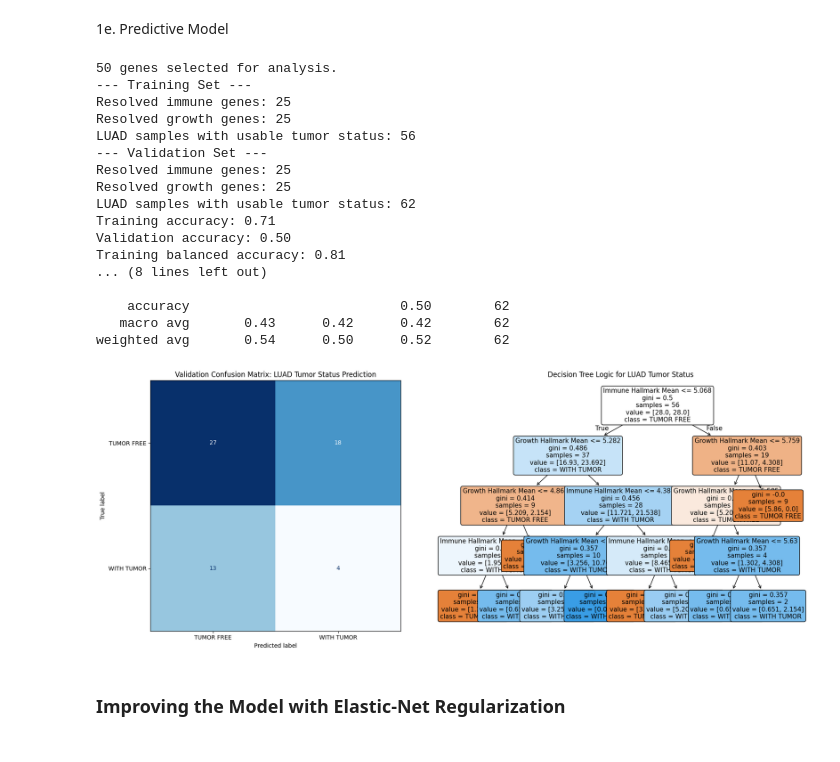
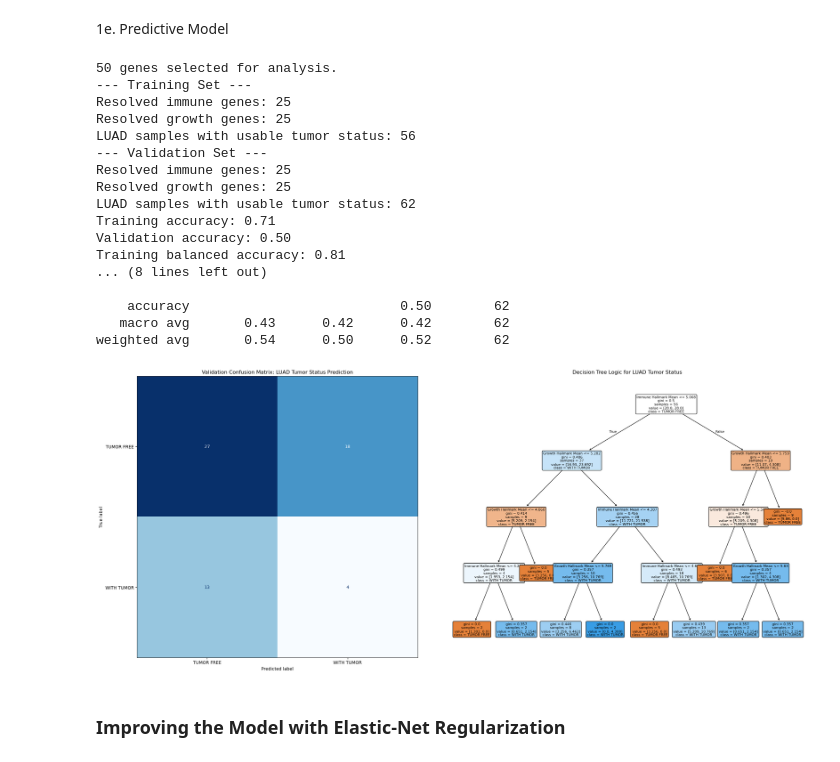
Before and after one commit to xxy8nq/Module-4-Cancer, a Jupyter notebook: code/Module 4-Sullivan-Janousek.ipynb, the cells around one changed output. Drawn from its saved outputs; the diff is of its cells as text; code cells hidden in the pictures.

```diff
--- a/code/Module 4-Sullivan-Janousek.ipynb
+++ b/code/Module 4-Sullivan-Janousek.ipynb
@@ -703,14 +731,16 @@ import pandas as pd
 from sklearn.metrics import balanced_accuracy_score, classification_report, confusion_matrix, ConfusionMatrixDisplay
 from sklearn.tree import DecisionTreeClassifier, plot_tree
 
+# (Google Gemini, 2026) The following code builds a simple decision tree classifier to predict tumor status in LUAD samples based on immune and growth hallmark scores. It includes data loading, feature engineering, model training, evaluation of accuracy and balanced accuracy, and visualizations of the confusion matrix and decision tree structure.
 
+# 1. SETUP PATHS
 def resolve_genes(expression_index: pd.Index, raw_genes: list[str]) -> list[str]:
     # Map alternate gene names to the labels used in the expression matrix.
     aliases = {
         "HER2": ["HER2", "ERBB2"],
         "RAS": ["KRAS", "HRAS", "NRAS", "RAS"],
     }
-
+    # Resolve each raw gene to the first matching name found in the expression index, accounting for aliases and slash-separated options.
     resolved = []
     for gene in raw_genes:
         # Some genes are written as aliases or slash-separated options in genes.csv.
@@ -726,7 +756,7 @@ def resolve_genes(expression_index: pd.Index, raw_genes: list[str]) -> list[str]
 
     return list(dict.fromkeys(resolved))
 
-
+# 2. LOAD DATA
 repo_root = Path.cwd() if (Path.cwd() / "data").exists() else Path.cwd().parent
 data_dir = repo_root / "data"
 
@@ -741,17 +771,17 @@ gene_namespace = runpy.run_path(str(data_dir / "genes.csv"))
 immune_raw_genes = gene_namespace["immune_genes"]
 growth_raw_genes = gene_namespace["growth_genes"]
 
-
+# 3. BUILD PREDICTIVE TABLE FUNCTION
 def build_predictive_table(expression_df: pd.DataFrame, metadata_df: pd.DataFrame, dataset_name: str):
     # Work on copies so the original inputs stay unchanged.
     expression_df = expression_df.copy()
     metadata_df = metadata_df.copy()
     expression_df.columns = expression_df.columns.astype(str).str.strip()
     metadata_df.index = metadata_df.index.astype(str).str.strip()
-
+# Resolve the raw hallmark gene names to the actual labels used in the expression matrix, accounting for aliases and missing
     immune_genes = resolve_genes(expression_df.index, immune_raw_genes)
     growth_genes = resolve_genes(expression_df.index, growth_raw_genes)
-
+# Check that we found some genes for each hallmark, otherwise the downstream analysis won't work.
     if len(immune_genes) == 0 or len(growth_genes) == 0:
         raise ValueError(f"No hallmark genes resolved for {dataset_name}.")
 
@@ -767,10 +797,10 @@ def build_predictive_table(expression_df: pd.DataFrame, metadata_df: pd.DataFram
     feature_df = feature_df.join(luad_metadata[["tumor_status"]], how="inner")
     feature_df = feature_df[feature_df["tumor_status"].isin(["TUMOR FREE", "WITH TUMOR"])].copy()
     feature_df["target"] = feature_df["tumor_status"].map({"TUMOR FREE": 0, "WITH TUMOR": 1})
-
+    # The target variable is now a binary label where 0 = TUMOR FREE and 1 = WITH TUMOR, which we will try to predict using the hallmark mean features
     X = feature_df[["immune_hallmark_mean", "sustained_hallmark_mean"]]
     y = feature_df["target"]
-
+# Print summary statistics about the resolved genes and samples for this dataset to check that everything looks reasonable before we train the model.
     print(f"--- {dataset_name} ---")
     print(f"Resolved immune genes: {len(immune_genes)}")
     print(f"Resolved growth genes: {len(growth_genes)}")
@@ -778,7 +808,7 @@ def build_predictive_table(expression_df: pd.DataFrame, metadata_df: pd.DataFram
 
     return X, y
 
-
+# 4. BUILD PREDICTIVE TABLES FOR TRAINING AND VALIDATION SETS
 X_train, y_train = build_predictive_table(train_expression, train_metadata, "Training Set")
 X_val, y_val = build_predictive_table(val_expression, val_metadata, "Validation Set")
 
@@ -790,11 +820,13 @@ model.fit(X_train, y_train)
 train_preds = model.predict(X_train)
 val_preds = model.predict(X_val)
 
+# 5. EVALUATE MODEL PERFORMANCE
 train_accuracy = model.score(X_train, y_train)
 val_accuracy = model.score(X_val, y_val)
 train_balanced_accuracy = balanced_accuracy_score(y_train, train_preds)
 val_balanced_accuracy = balanced_accuracy_score(y_val, val_preds)
 
+# The generalization gap is the difference between training and validation balanced accuracy, which accounts for class imbalance and gives us a better sense of how well the model is likely to perform on new data.
 generalization_gap = train_balanced_accuracy - val_balanced_accuracy
 
 print(f"Training accuracy: {train_accuracy:.2f}")
@@ -807,7 +839,7 @@ print(classification_report(y_val, val_preds, target_names=["TUMOR FREE", "WITH
 
 # Build a confusion matrix and tree plot to show where the baseline model succeeds or fails.
 cm = confusion_matrix(y_val, val_preds, labels=[0, 1])
-fig, axes = plt.subplots(1, 2, figsize=(18, 7))
+fig, axes = plt.subplots(1, 2, figsize=(24, 10))
 
 ConfusionMatrixDisplay(confusion_matrix=cm, display_labels=["TUMOR FREE", "WITH TUMOR"]).plot(
     cmap="Blues",
@@ -816,38 +848,39 @@ ConfusionMatrixDisplay(confusion_matrix=cm, display_labels=["TUMOR FREE", "WITH
 )
 axes[0].set_title("Validation Confusion Matrix: LUAD Tumor Status Prediction")
 
+# Visualize the structure of the decision tree to understand how it is making predictions based on the immune and growth hallmark means.
 plot_tree(
     model,
     feature_names=["Immune Hallmark Mean", "Growth Hallmark Mean"],
     class_names=["TUMOR FREE", "WITH TUMOR"],
     filled=True,
     rounded=True,
-    fontsize=11,
+    fontsize=8,   # ↓ smaller
     ax=axes[1],
 )
 axes[1].set_title("Decision Tree Logic for LUAD Tumor Status")
 
 plt.tight_layout()
 plt.show()
 # %% [output]
 50 genes selected for analysis.
 --- Training Set ---
 Resolved immune genes: 25
 Resolved growth genes: 25
 LUAD samples with usable tumor status: 56
 --- Validation Set ---
 Resolved immune genes: 25
 Resolved growth genes: 25
 LUAD samples with usable tumor status: 62
 Training accuracy: 0.71
 Validation accuracy: 0.50
 Training balanced accuracy: 0.81
 ... (8 lines left out)
 
     accuracy                           0.50        62
    macro avg       0.43      0.42      0.42        62
 weighted avg       0.54      0.50      0.52        62
-[figure, old version]
+[figure, new version]
 # %% [markdown]
 ### Improving the Model with Elastic-Net Regularization
 # %%
```
Also changed, not shown: parts of 11 cells of this notebook, 1 other file.
